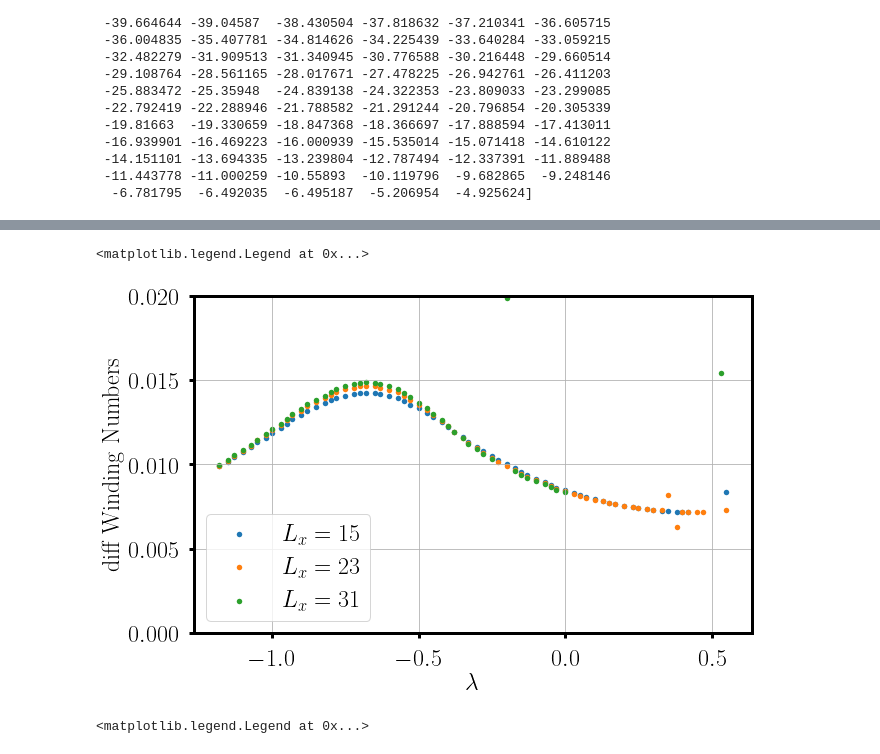
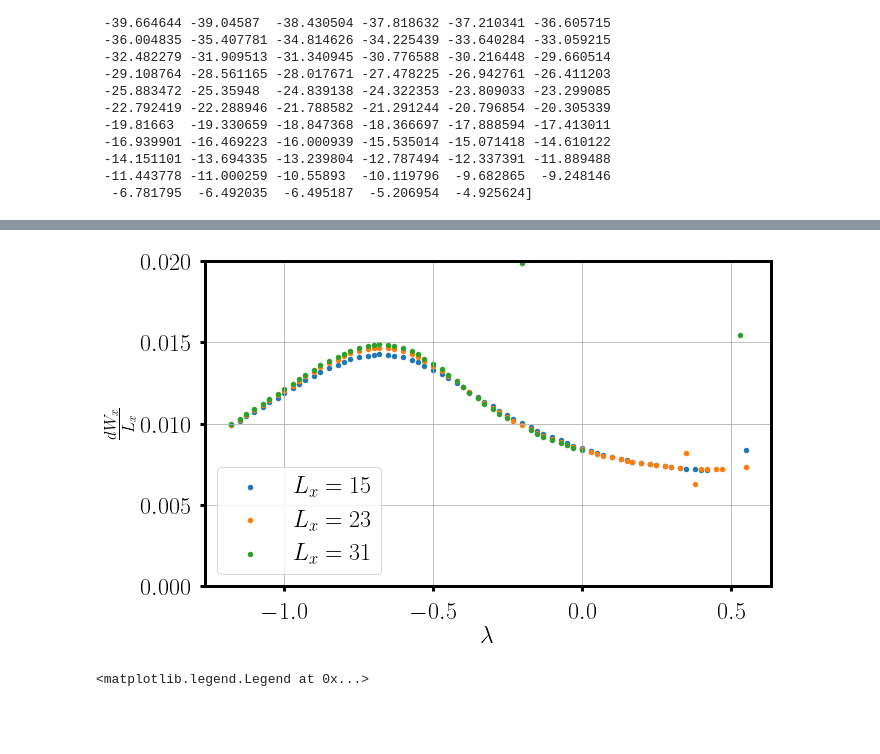
Before and after one commit to Philipp137/SquareIce, a Jupyter notebook: 06_data/20220322_zero_mu/zero_mu.ipynb, the cells around one changed output, grey strips where cells are left out. Cells and saved outputs as stored; diff of their text form; code cells hidden in the pictures; blank space fills up the shorter version.

```diff
--- a/06_data/20220322_zero_mu/zero_mu.ipynb
+++ b/06_data/20220322_zero_mu/zero_mu.ipynb
@@ -145,16 +146,16 @@ plt.legend()
 # %%
 plt.figure(figsize=(10,10/1.61))
 plt.scatter(L15Lam[1:], np.diff(L15Wind/15,1), lw=0,marker='o',s=30, label= r'$L_x=15$')
 plt.scatter(L23Lam[1:], np.diff(L23Wind/23,1), lw=0,marker='o',s=30, label= r'$L_x=23$')
 plt.scatter(L31Lam[1:], np.diff(L31Wind/31,1), lw=0,marker='o',s=30, label= r'$L_x=31$')
 plt.grid()
 plt.ylim(0.00,0.02)
-plt.ylabel('diff Winding Numbers')
+plt.ylabel(r'$\frac{dW_x}{L_x} $')
 plt.xlabel(r'$\lambda$')
 plt.legend()
+save_fig("../imgs/dWinding_coupling.pdf")
 # %% [output]
-<matplotlib.legend.Legend at 0x...>
-[figure, old version]
+[figure, new version]
 # %%
 plt.figure(figsize=(10,10/1.61))
 plt.scatter(L15Lam[1:], np.diff(L15eA+L15eB,1), lw=0,marker='o',s=30, label= r'$L_x=15$')
```
Also changed, not shown: parts of 4 cells of this notebook, 18 other files.
